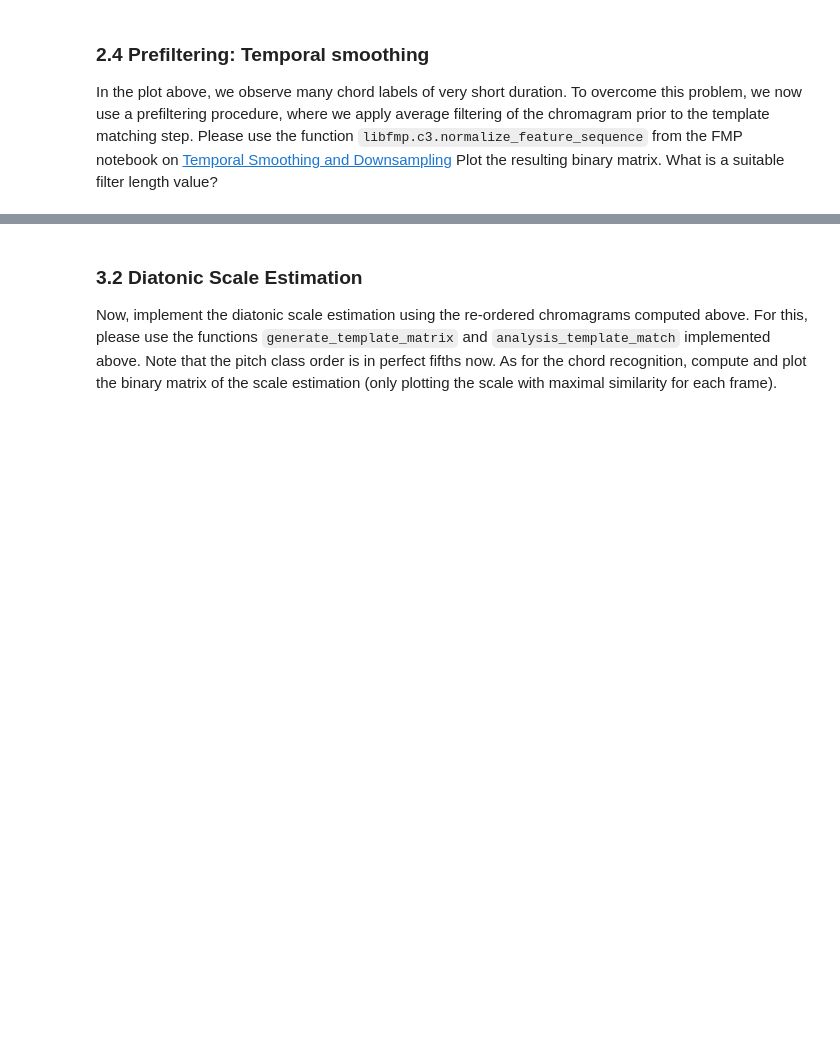
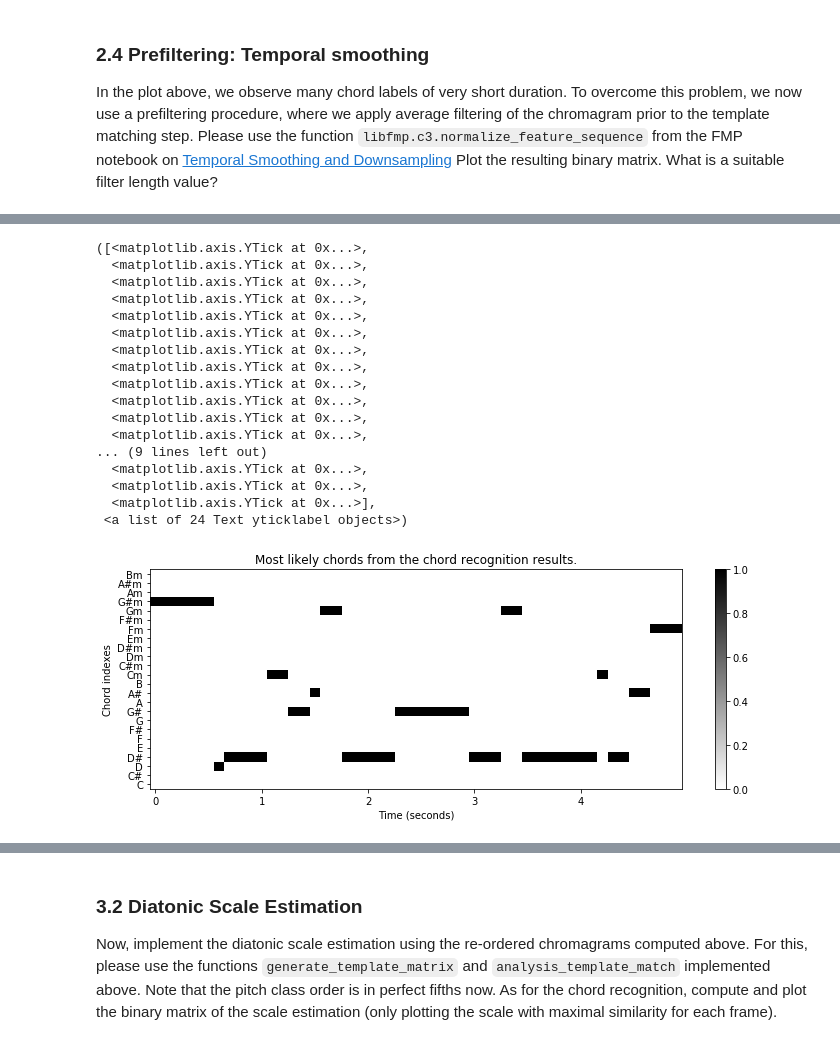
Before and after one commit to marc-philipp-knechtle/mir, a Jupyter notebook: ExerciseMIR/exercise04.ipynb, the cells around one changed output, grey strips where cells are left out. Cells and saved outputs as stored; diff of their text form; code cells hidden in the pictures; blank space fills up the shorter version.

```diff
--- a/ExerciseMIR/exercise04.ipynb
+++ b/ExerciseMIR/exercise04.ipynb
@@ -246,0 +320,51 @@ f_analysis_max_prefilt =
+# %%
+from scipy import signal
+
+def smooth_downsample_feature_sequence(X, Fs, filt_len=41, down_sampling=10, w_type='boxcar'):
+    """Smoothes and downsamples a feature sequence. Smoothing is achieved by convolution with a filter kernel
+
+    Notebook: C3/C3S1_FeatureSmoothing.ipynb
+
+    Args:
+        X (np.ndarray): Feature sequence
+        Fs (scalar): Frame rate of ``X``
+        filt_len (int): Length of smoothing filter (Default value = 41)
+        down_sampling (int): Downsampling factor (Default value = 10)
+        w_type (str): Window type of smoothing filter (Default value = 'boxcar')
+
+    Returns:
+        X_smooth (np.ndarray): Smoothed and downsampled feature sequence
+        Fs_feature (scalar): Frame rate of ``X_smooth``
+    """
+    filt_kernel = np.expand_dims(signal.get_window(w_type, filt_len), axis=0)
+    X_smooth = signal.convolve(X, filt_kernel, mode='same') / filt_len
+    X_smooth = X_smooth[:, ::down_sampling]
+    Fs_feature = Fs / down_sampling
+    return X_smooth, Fs_feature
+
+# average filtering
+
+filt_len = 15
+down_sampling = 10
+
+## your code here
+C_for_filtering = librosa.feature.chroma_cqt(C=P, bins_per_octave=12, n_octaves=7, fmin=librosa.midi_to_hz(24),
+                                             norm=norm_p)
+
+# C_filtered = libfmp.c3.normalize_feature_sequence(C_for_filtering, norm='2', threshold=0.0001)
+# Fs_smooth = Fs / down_sampling
+
+C_filtered, Fs_smooth = smooth_downsample_feature_sequence(C_for_filtering, Fs)
+
+f_analysis_prefilt = analysis_template_match(C_filtered, templates_majmin, apply_normalization=True, norm_output='2')
+f_analysis_max_prefilt = np.argmax(f_analysis_prefilt, axis=0)
+f_analysis_chords_prefilt = np.zeros(f_analysis_prefilt.shape)
+for n in range(f_analysis_prefilt.shape[1]):
+    f_analysis_chords_prefilt[chord_max[n], n] = 1
+
+
+## your code here (plot results)
+libfmp.b.plot_matrix(f_analysis_chords_prefilt, title='Most likely chords from the chord recognition results.',
+                     ylabel='Chord indexes', Fs=10, figsize=(10, 4))
+plt.yticks(np.arange(24), chord_labels)
+# %% [output]
@@ -247,3 +383,21 @@ f_analysis_max_prefilt =
+([<matplotlib.axis.YTick at 0x...>,
+  <matplotlib.axis.YTick at 0x...>,
+  <matplotlib.axis.YTick at 0x...>,
+  <matplotlib.axis.YTick at 0x...>,
+  <matplotlib.axis.YTick at 0x...>,
+  <matplotlib.axis.YTick at 0x...>,
+  <matplotlib.axis.YTick at 0x...>,
+  <matplotlib.axis.YTick at 0x...>,
+  <matplotlib.axis.YTick at 0x...>,
+  <matplotlib.axis.YTick at 0x...>,
+  <matplotlib.axis.YTick at 0x...>,
+  <matplotlib.axis.YTick at 0x...>,
+... (9 lines left out)
+  <matplotlib.axis.YTick at 0x...>,
+  <matplotlib.axis.YTick at 0x...>,
+  <matplotlib.axis.YTick at 0x...>],
+ <a list of 24 Text yticklabel objects>)
+[figure, added]
 # %% [markdown]
 ## 3. Visualization of Diatonic Scales (local keys)
 
```
Also changed, not shown: parts of 10 cells of this notebook, 1 other file.
